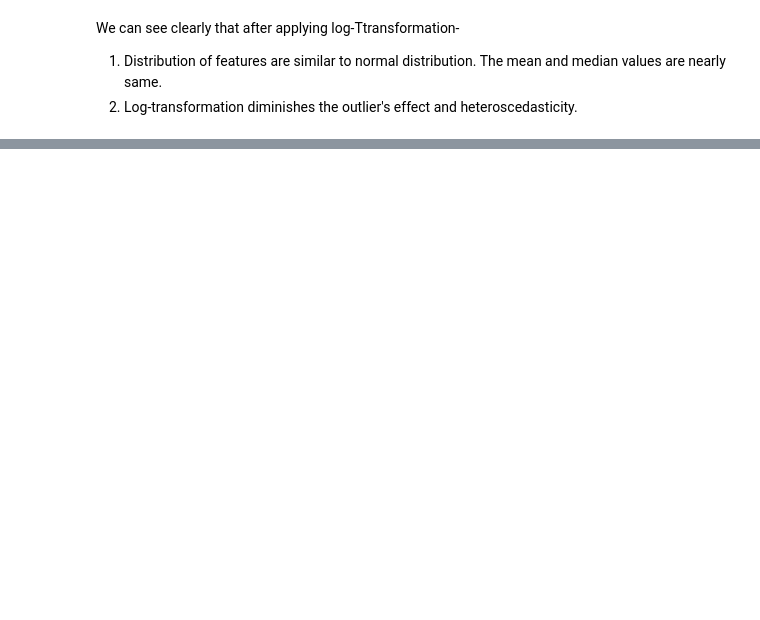
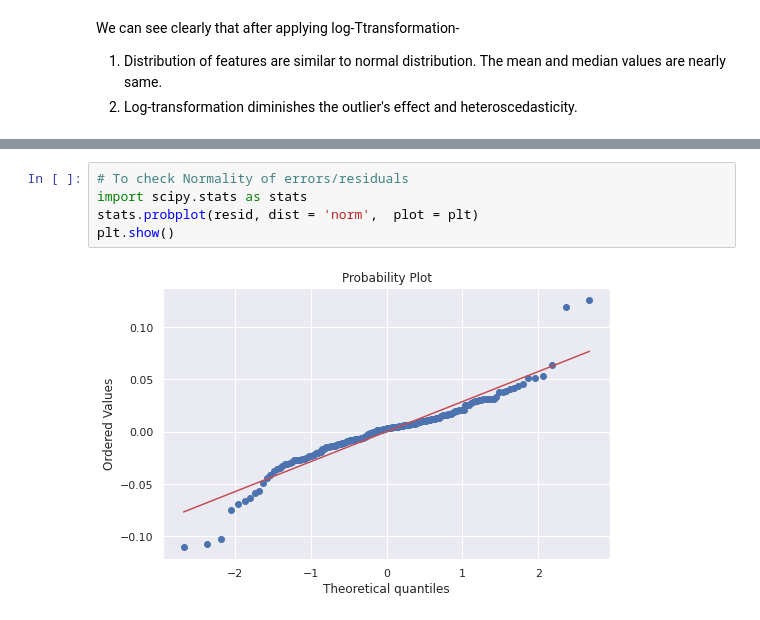
Before and after one commit to wankhede10swapnil/Yes-Bank-Stock-Closing-Price-Prediction, a Jupyter notebook: Yes_Bank_Stock_Closing_Price_Prediction_Swapnil_Wankhede.ipynb, the cells around one changed output, grey strips where cells are left out. Saved outputs shown, nothing was run; the diff lists cells and outputs as text; blank space fills up the shorter version.

```diff
--- a/Yes_Bank_Stock_Closing_Price_Prediction_Swapnil_Wankhede.ipynb
+++ b/Yes_Bank_Stock_Closing_Price_Prediction_Swapnil_Wankhede.ipynb
@@ -333,0 +466,7 @@ We can see clearly that after applying log-Ttransformation-
+# %%
+# To check Normality of errors/residuals
+import scipy.stats as stats
+stats.probplot(resid, dist = 'norm',  plot = plt)
+plt.show()
+# %% [output]
+[figure, added]
```
Also changed, not shown: parts of 65 cells of this notebook.
